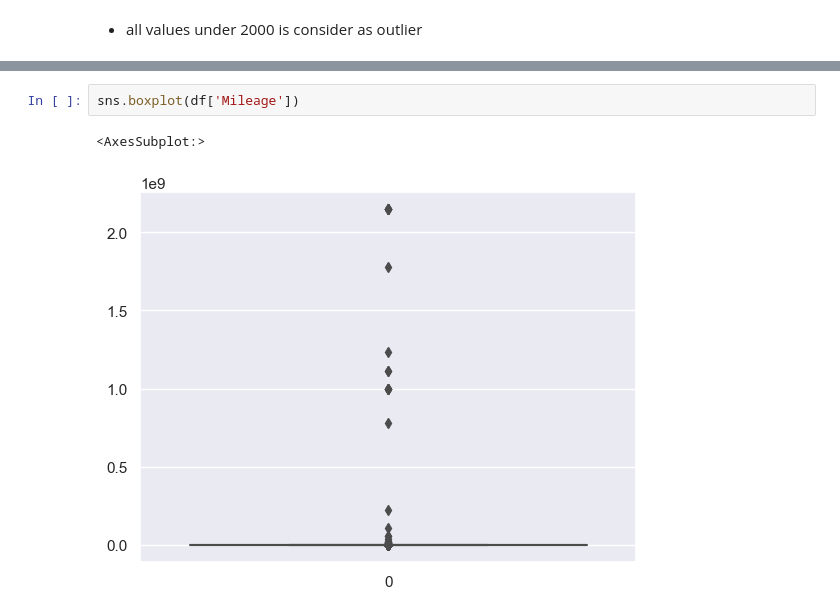
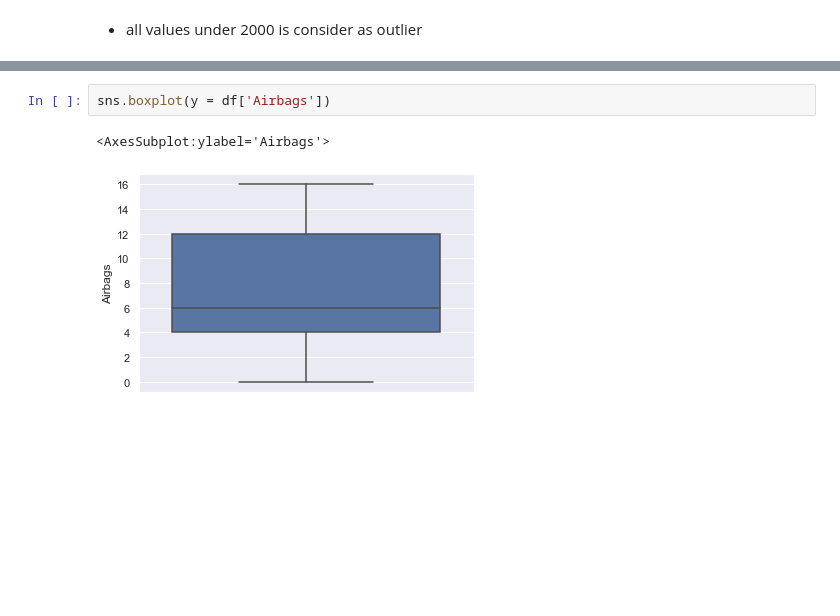
Before and after one commit to aLmktr/COMP3602-Project, a Jupyter notebook: 132962_132851.ipynb, the cells around one changed output, grey strips where cells are left out. Saved outputs shown, nothing was run; the diff lists cells and outputs as text; blank space fills up the shorter version.

```diff
--- a/132962_132851.ipynb
+++ b/132962_132851.ipynb
@@ -503,6 +491,6 @@ sns.boxplot(df['Engine volume'])
 # %%
-sns.boxplot(df['Mileage'])
+sns.boxplot(y = df['Airbags'])
 # %% [output]
-<AxesSubplot:>
+<AxesSubplot:ylabel='Airbags'>
-[figure, old version]
+[figure, new version]
 # %%
```
Also changed, not shown: parts of 24 cells of this notebook.
